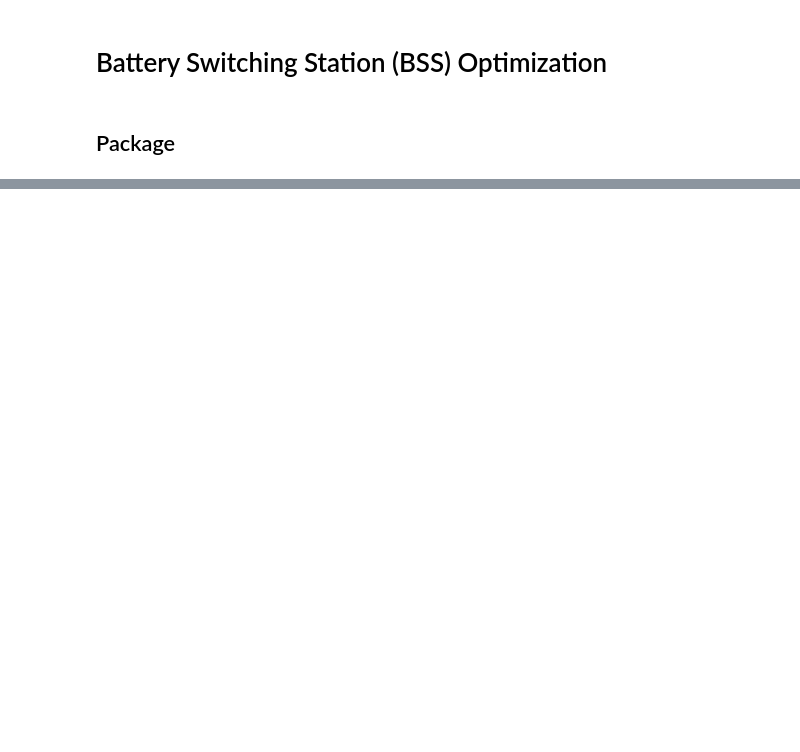
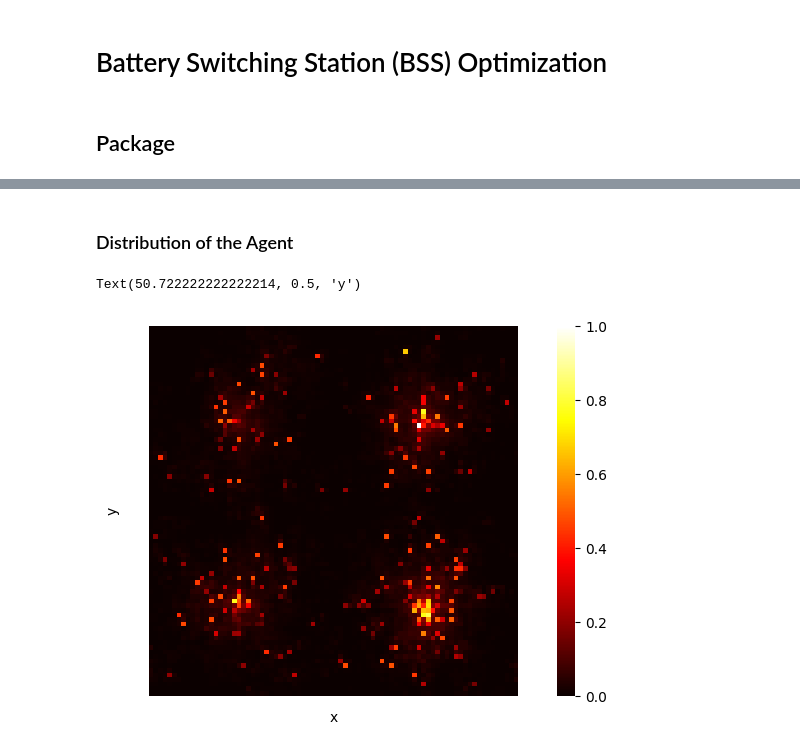
Before and after one commit to lakubis/LionIsACat, a Jupyter notebook: Felix_Learn/ev_optimization.ipynb, the cells around one changed output, grey strips where cells are left out. Saved outputs shown, nothing was run; the diff lists cells and outputs as text; code cells hidden in the pictures; blank space fills up the shorter version.

```diff
--- a/Felix_Learn/ev_optimization.ipynb
+++ b/Felix_Learn/ev_optimization.ipynb
@@ -51,0 +148,22 @@ for i in range(num_of_step):
+# %% [markdown]
+### Distribution of the Agent
+# %%
+heatmap_data = np.zeros((model.grid.width, model.grid.height))
+for coor in array_alive_positions:
+    x,y = coor
+    heatmap_data[x,y] +=1
+
+most_frequent = np.amax(heatmap_data)
+norm_heatmap_data = heatmap_data/most_frequent
+
+ax = sns.heatmap(norm_heatmap_data, cmap = 'hot')
+ax.invert_yaxis()
+plt.axis('equal')
+ax.axes.xaxis.set_ticklabels([])
+ax.axes.yaxis.set_ticklabels([])
+plt.tick_params(left = False, bottom = False)
+ax.set_xlabel('x')
+ax.set_ylabel('y')
+# %% [output]
+Text(50.722222222222214, 0.5, 'y')
+[figure, added]
```
Also changed, not shown: parts of 17 cells of this notebook.
